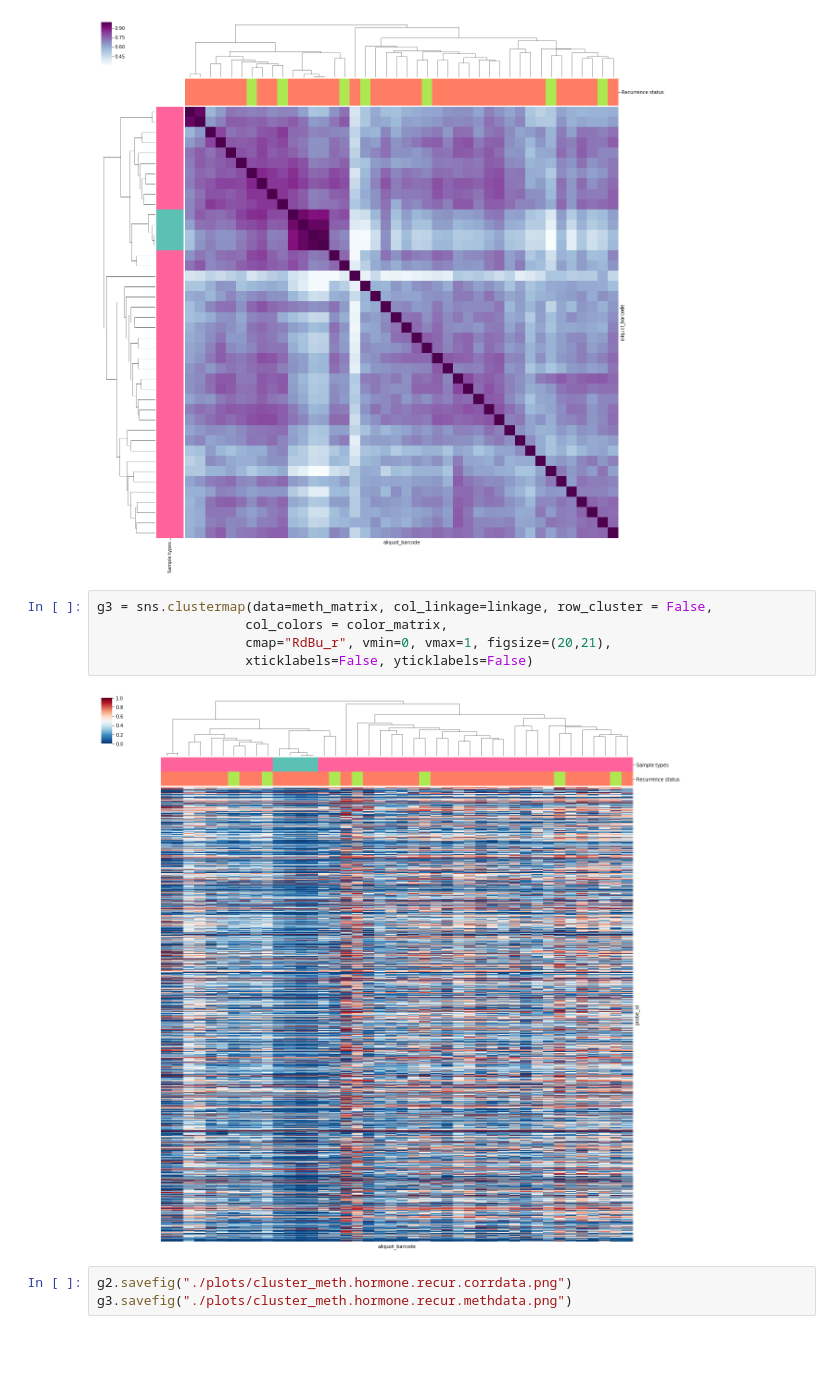
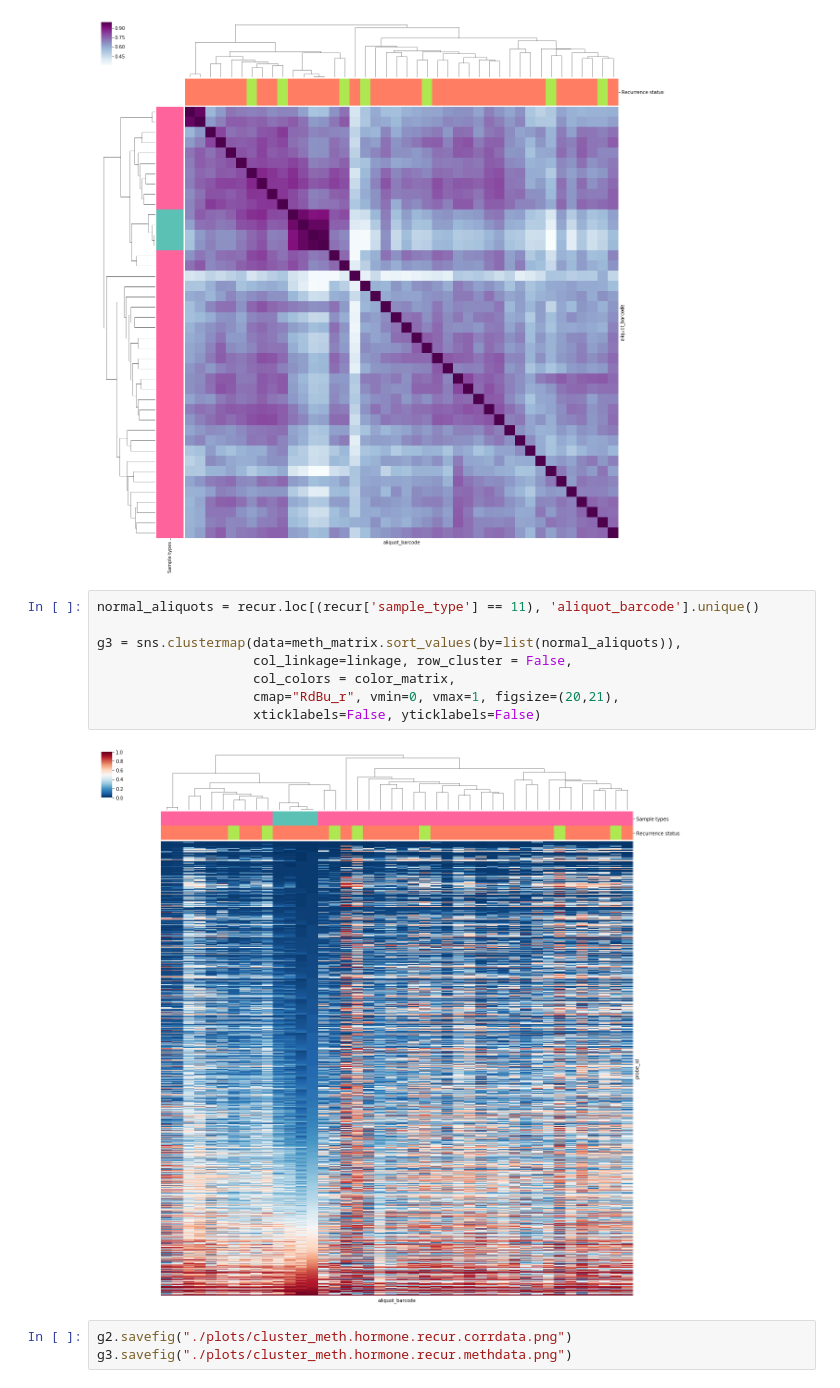
Before and after one commit to singuyenmai/DMV_BRCA_TCGA, a Jupyter notebook: Cluster_meth_hormone_wo_unknown.ipynb, the cells around one changed output. Drawn from its saved outputs; the diff is of its cells as text; blank space fills up the shorter version.

```diff
--- a/Cluster_meth_hormone_wo_unknown.ipynb
+++ b/Cluster_meth_hormone_wo_unknown.ipynb
@@ -193,12 +196,15 @@ g2 = sns.clustermap(data=meth_matrix.corr(), col_linkage=linkage, row_linkage=li
 # %% [output]
 [figure]
 # %%
-g3 = sns.clustermap(data=meth_matrix, col_linkage=linkage, row_cluster = False,
-                   col_colors = color_matrix,
-                   cmap="RdBu_r", vmin=0, vmax=1, figsize=(20,21),
-                   xticklabels=False, yticklabels=False)
+normal_aliquots = recur.loc[(recur['sample_type'] == 11), 'aliquot_barcode'].unique()
+
+g3 = sns.clustermap(data=meth_matrix.sort_values(by=list(normal_aliquots)),
+                    col_linkage=linkage, row_cluster = False,
+                    col_colors = color_matrix,
+                    cmap="RdBu_r", vmin=0, vmax=1, figsize=(20,21),
+                    xticklabels=False, yticklabels=False)
 # %% [output]
-[figure, old version]
+[figure, new version]
 # %%
 g2.savefig("./plots/cluster_meth.hormone.recur.corrdata.png")
 g3.savefig("./plots/cluster_meth.hormone.recur.methdata.png")
```
Also changed, not shown: parts of 12 cells of this notebook, 15 other files.
